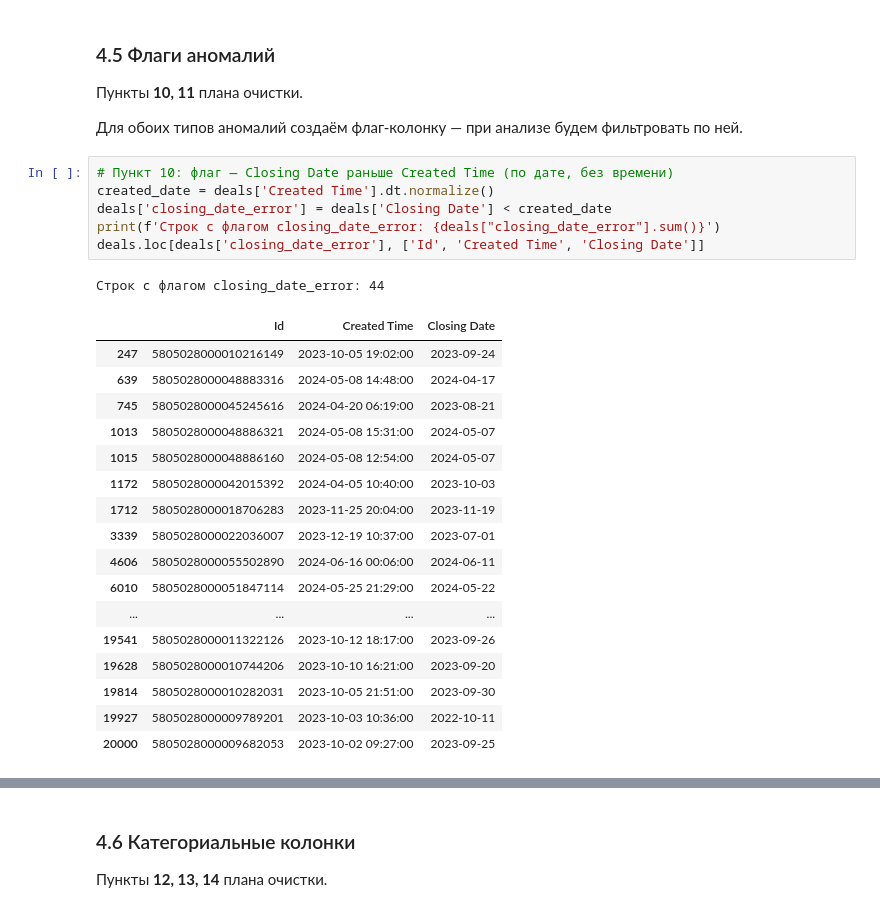
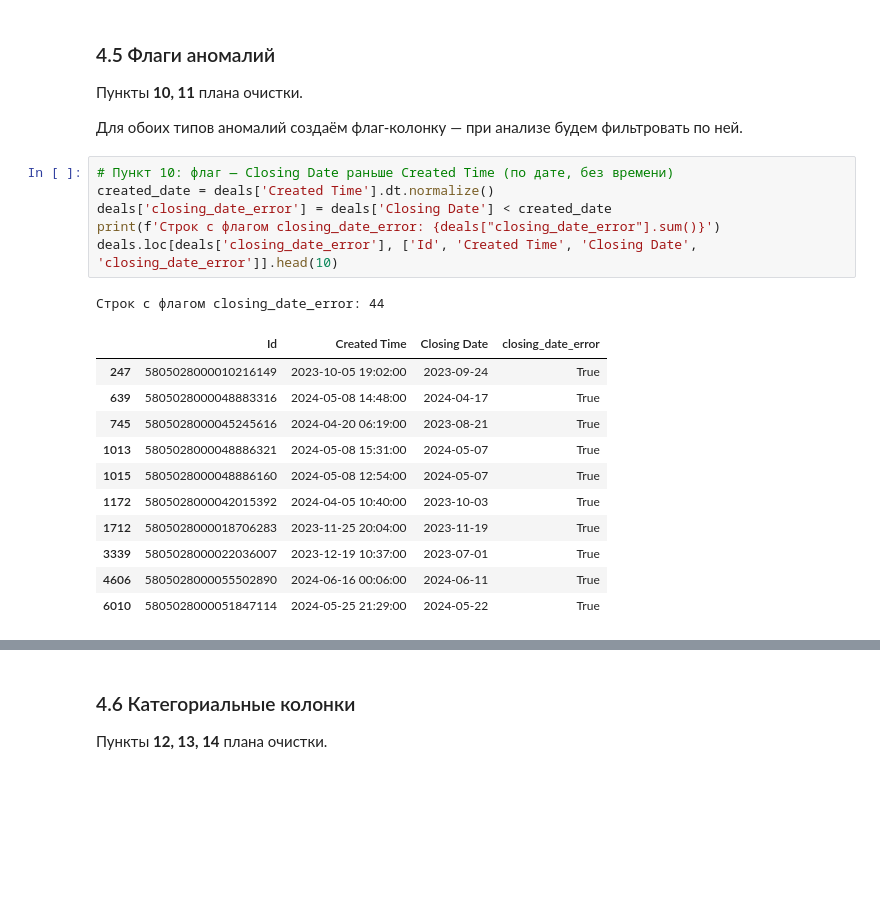
Before and after one commit to gggvitalii90/final_v2_Honcharov, a Jupyter notebook: notebooks/01_cleaning.ipynb, the cells around one changed output, grey strips where cells are left out. Cells and saved outputs as stored; diff of their text form; blank space fills up the shorter version.

```diff
--- a/notebooks/01_cleaning.ipynb
+++ b/notebooks/01_cleaning.ipynb
@@ -1165,28 +1165,22 @@ dtype: object
 # %%
 # Пункт 10: флаг — Closing Date раньше Created Time (по дате, без времени)
 created_date = deals['Created Time'].dt.normalize()
 deals['closing_date_error'] = deals['Closing Date'] < created_date
 print(f'Строк с флагом closing_date_error: {deals["closing_date_error"].sum()}')
-deals.loc[deals['closing_date_error'], ['Id', 'Created Time', 'Closing Date']]
+deals.loc[deals['closing_date_error'], ['Id', 'Created Time', 'Closing Date', 'closing_date_error']].head(10)
 # %% [output]
 Строк с флагом closing_date_error: 44
-|  | Id | Created Time | Closing Date |
-| 247 | 5805028000010216149 | 2023-10-05 19:02:00 | 2023-09-24 |
-| 639 | 5805028000048883316 | 2024-05-08 14:48:00 | 2024-04-17 |
-| 745 | 5805028000045245616 | 2024-04-20 06:19:00 | 2023-08-21 |
-| 1013 | 5805028000048886321 | 2024-05-08 15:31:00 | 2024-05-07 |
-| 1015 | 5805028000048886160 | 2024-05-08 12:54:00 | 2024-05-07 |
-| 1172 | 5805028000042015392 | 2024-04-05 10:40:00 | 2023-10-03 |
-| 1712 | 5805028000018706283 | 2023-11-25 20:04:00 | 2023-11-19 |
-| 3339 | 5805028000022036007 | 2023-12-19 10:37:00 | 2023-07-01 |
-| 4606 | 5805028000055502890 | 2024-06-16 00:06:00 | 2024-06-11 |
-| 6010 | 5805028000051847114 | 2024-05-25 21:29:00 | 2024-05-22 |
-| ... | ... | ... | ... |
-| 19541 | 5805028000011322126 | 2023-10-12 18:17:00 | 2023-09-26 |
-| 19628 | 5805028000010744206 | 2023-10-10 16:21:00 | 2023-09-20 |
-| 19814 | 5805028000010282031 | 2023-10-05 21:51:00 | 2023-09-30 |
-| 19927 | 5805028000009789201 | 2023-10-03 10:36:00 | 2022-10-11 |
-| 20000 | 5805028000009682053 | 2023-10-02 09:27:00 | 2023-09-25 |
+|  | Id | Created Time | Closing Date | closing_date_error |
+| 247 | 5805028000010216149 | 2023-10-05 19:02:00 | 2023-09-24 | True |
+| 639 | 5805028000048883316 | 2024-05-08 14:48:00 | 2024-04-17 | True |
+| 745 | 5805028000045245616 | 2024-04-20 06:19:00 | 2023-08-21 | True |
+| 1013 | 5805028000048886321 | 2024-05-08 15:31:00 | 2024-05-07 | True |
+| 1015 | 5805028000048886160 | 2024-05-08 12:54:00 | 2024-05-07 | True |
+| 1172 | 5805028000042015392 | 2024-04-05 10:40:00 | 2023-10-03 | True |
+| 1712 | 5805028000018706283 | 2023-11-25 20:04:00 | 2023-11-19 | True |
+| 3339 | 5805028000022036007 | 2023-12-19 10:37:00 | 2023-07-01 | True |
+| 4606 | 5805028000055502890 | 2024-06-16 00:06:00 | 2024-06-11 | True |
+| 6010 | 5805028000051847114 | 2024-05-25 21:29:00 | 2024-05-22 | True |
 # %%
 # Пункт 11: флаг — Initial Amount Paid > Offer Total Amount
 deals['amount_error'] = deals['Initial Amount Paid'] > deals['Offer Total Amount']
```
Also changed, not shown: parts of 2 cells of this notebook.
